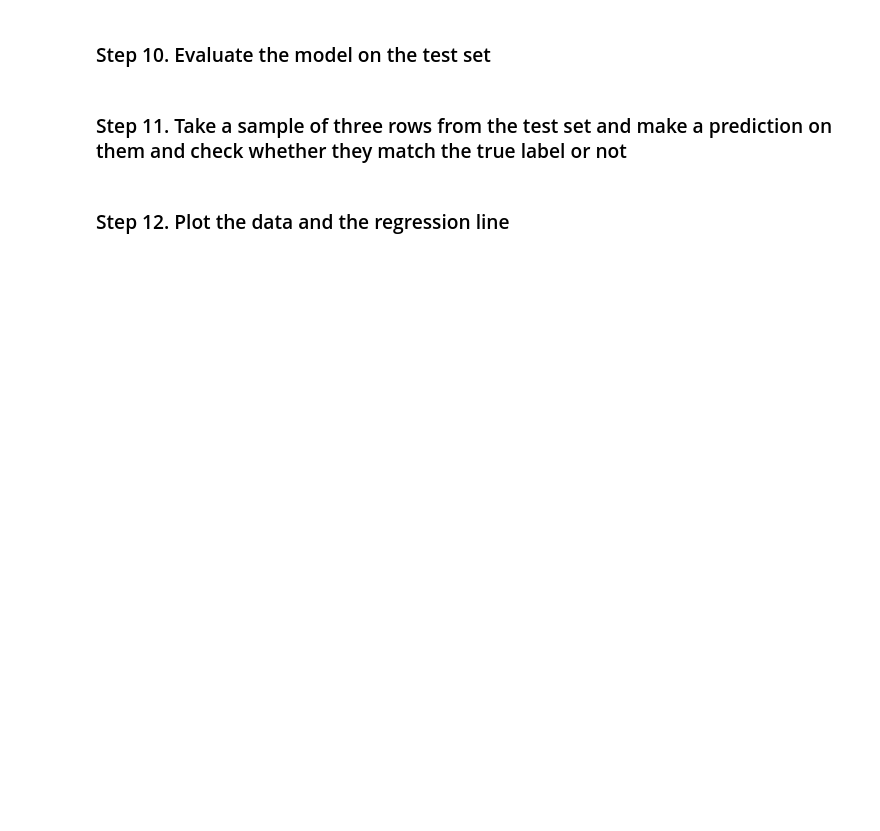
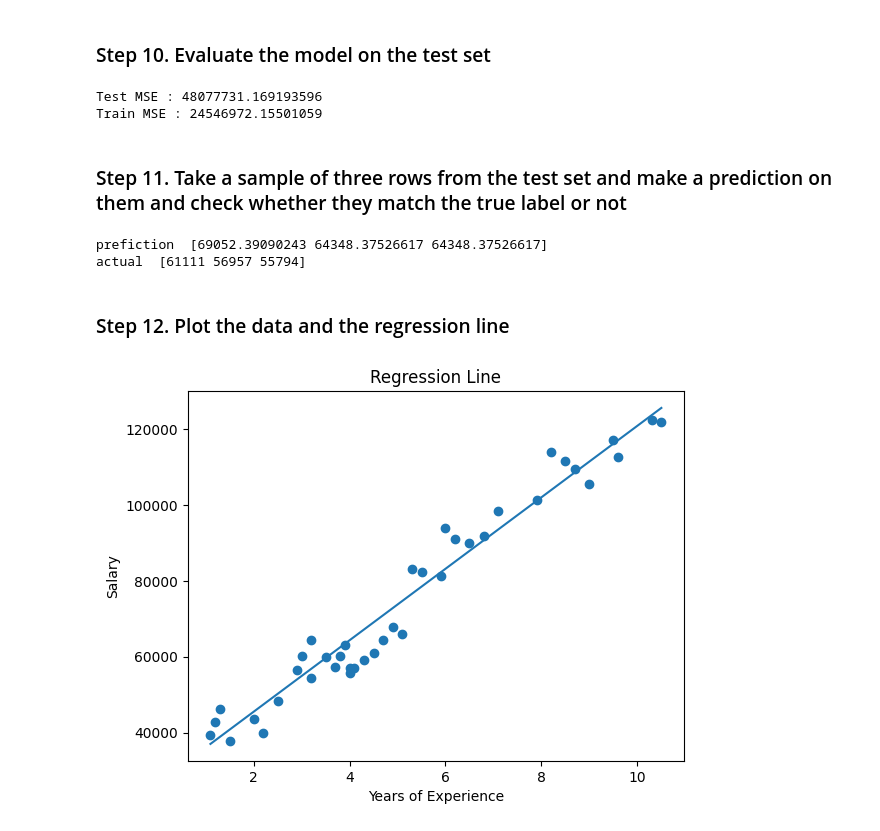
Before and after one commit to musaad-ai/B5, a Jupyter notebook: student/week 3/ex2_reg.ipynb, the cells around one changed output. Cells and saved outputs as stored; diff of their text form; code cells hidden in the pictures; blank space fills up the shorter version.

```diff
--- a/student/week 3/ex2_reg.ipynb
+++ b/student/week 3/ex2_reg.ipynb
@@ -20,4 +35,7 @@ import sklearn
 # %% [markdown]
 ### Step 2.a Assign variables `X` to the features and `y` to the target
+# %%
+x = df[["Experience Years"]]
+y = df["Salary"]
 # %% [markdown]
 ### Step 2.b print the type of each
@@ -34,6 +88,13 @@ import sklearn
 # %% [markdown]
 ### Step 7. Initialize a regression model
+# %%
+model = LinearRegression()
 # %% [markdown]
 ### Step 8. Split the dataset into train and test sets
+# %%
+x_train, x_test, y_train, y_test = train_test_split(
+x, y, test_size=0.2, random_state=42 )
 # %% [markdown]
 ### Step 9.a Train the model on the training set
+# %%
+model.fit(x_train, y_train)
@@ -48,6 +132,35 @@ import sklearn
 # %% [markdown]
 ### Step 10. Evaluate the model on the test set
+# %%
+y_pred = model.predict(x_test)
+y_tr = model.predict(x_train)
+
+print("Test MSE :",mean_squared_error(y_test,y_pred))
+print("Train MSE :",mean_squared_error(y_train,y_tr))
+# %% [output]
+Test MSE : 48077731.169193596
+Train MSE : 24546972.15501059
 # %% [markdown]
 ### Step 11. Take a sample of three rows from the test set and make a prediction on them and check whether they match the true label or not
+# %%
+x_sample = x_test.iloc[:3]
+y_sample = y_test.iloc[:3]
+
+pre = model.predict(x_sample)
+print("prefiction ",pre)
+print("actual ",y_sample.values)
+# %% [output]
+prefiction  [69052.39090243 64348.37526617 64348.37526617]
+actual  [61111 56957 55794]
 # %% [markdown]
 ### Step 12. Plot the data and the regression line
+# %%
+plt.scatter(x,y)
+plt.plot(x,model.predict(x))
+
+plt.xlabel("Years of Experience")
+plt.ylabel("Salary")
+plt.title("Regression Line")
+plt.show()
+# %% [output]
+[figure, added]
```
Also changed, not shown: parts of 14 cells of this notebook.
